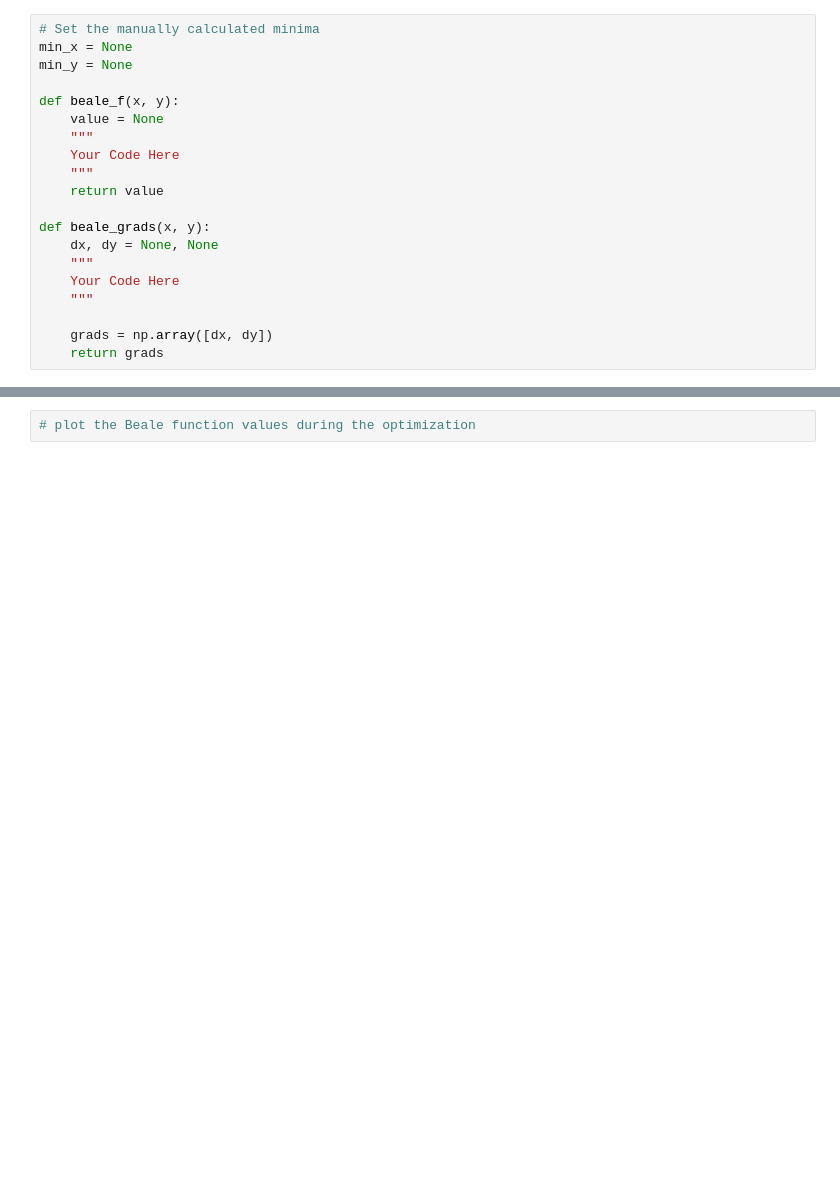
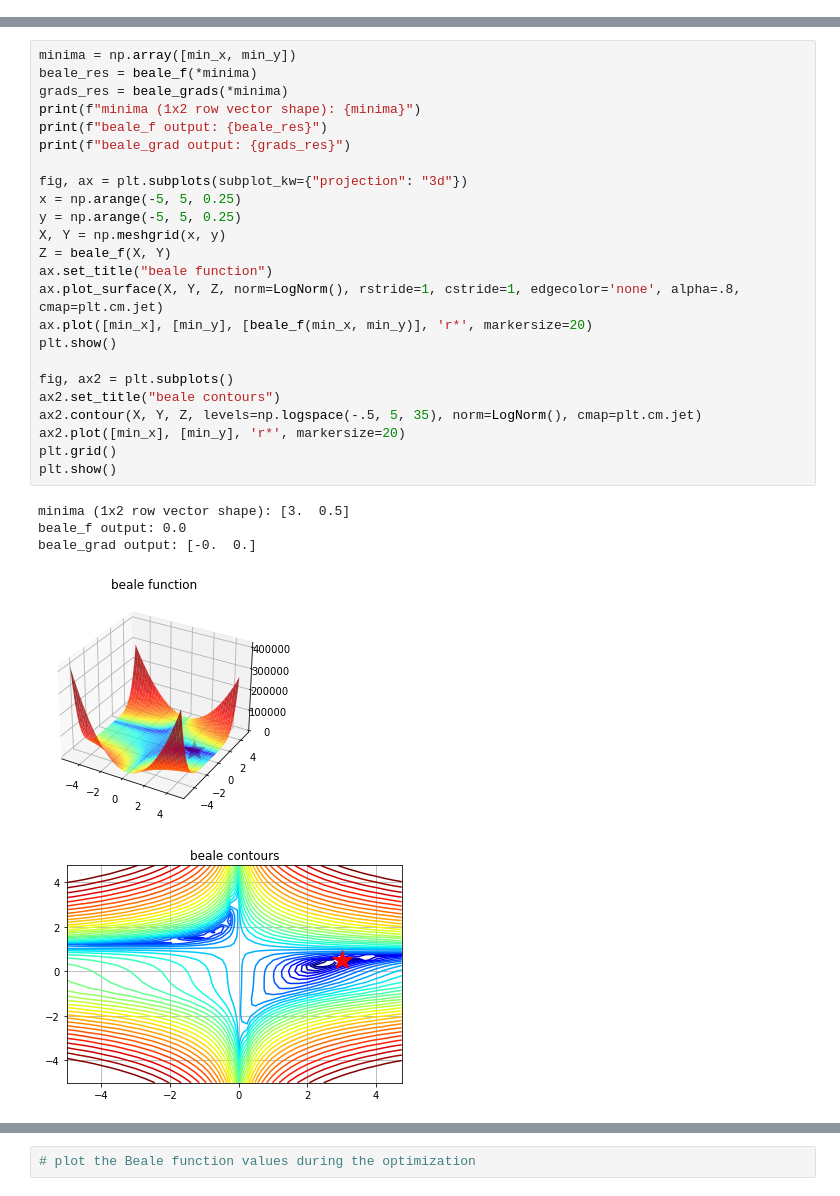
Before and after one commit to ChrisShakkour/Deep-Learning-046211, a Jupyter notebook: HW1/ee046211_hw1_optimization_autograd.ipynb, the cells around one changed output, grey strips where cells are left out. Cells and saved outputs as stored; diff of their text form; blank space fills up the shorter version.

```diff
--- a/HW1/ee046211_hw1_optimization_autograd.ipynb
+++ b/HW1/ee046211_hw1_optimization_autograd.ipynb
@@ -163,20 +161,0 @@ Your Answers Here
-# %%
-# Set the manually calculated minima
-min_x = None
-min_y = None
-
-def beale_f(x, y):
-    value = None
-    """
-    Your Code Here
-    """
-    return value
-
-def beale_grads(x, y):
-    dx, dy = None, None
-    """
-    Your Code Here
-    """
-
-    grads = np.array([dx, dy])
-    return grads
@@ -190,3 +189,33 @@ print(f"beale_grad output: {grads_res}")
+# %%
+minima = np.array([min_x, min_y])
+beale_res = beale_f(*minima)
+grads_res = beale_grads(*minima)
+print(f"minima (1x2 row vector shape): {minima}")
+print(f"beale_f output: {beale_res}")
+print(f"beale_grad output: {grads_res}")
+
+fig, ax = plt.subplots(subplot_kw={"projection": "3d"})
+x = np.arange(-5, 5, 0.25)
+y = np.arange(-5, 5, 0.25)
+X, Y = np.meshgrid(x, y)
+Z = beale_f(X, Y)
+ax.set_title("beale function")
+ax.plot_surface(X, Y, Z, norm=LogNorm(), rstride=1, cstride=1, edgecolor='none', alpha=.8, cmap=plt.cm.jet)
+ax.plot([min_x], [min_y], [beale_f(min_x, min_y)], 'r*', markersize=20)
+plt.show()
+
+fig, ax2 = plt.subplots()
+ax2.set_title("beale contours")
+ax2.contour(X, Y, Z, levels=np.logspace(-.5, 5, 35), norm=LogNorm(), cmap=plt.cm.jet)
+ax2.plot([min_x], [min_y], 'r*', markersize=20)
+plt.grid()
+plt.show()
+# %% [output]
+minima (1x2 row vector shape): [3.  0.5]
+beale_f output: 0.0
+beale_grad output: [-0.  0.]
+[figure, added]
+[figure, added]
 # %% [markdown]
 ### <img src="https://img.icons8.com/color/48/000000/code.png" style="height:50px;display:inline"> Task 2 - Building an Optimizer - Adam
 ---
```
Also changed, not shown: parts of 20 cells of this notebook.
